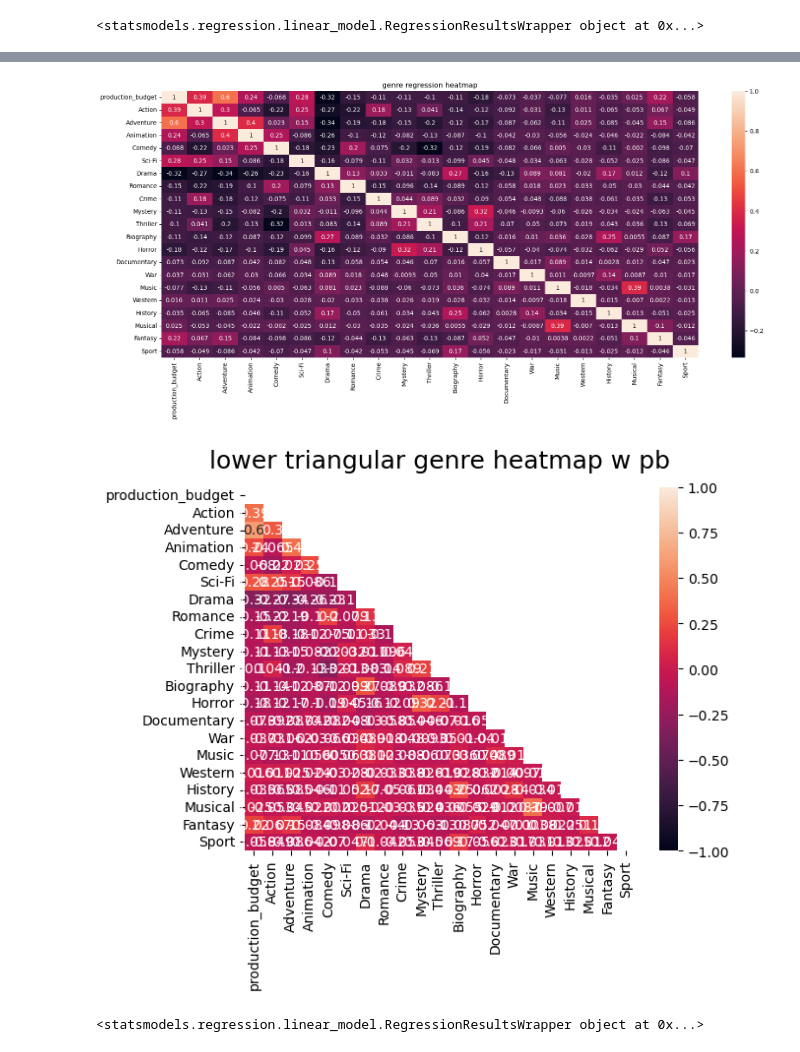
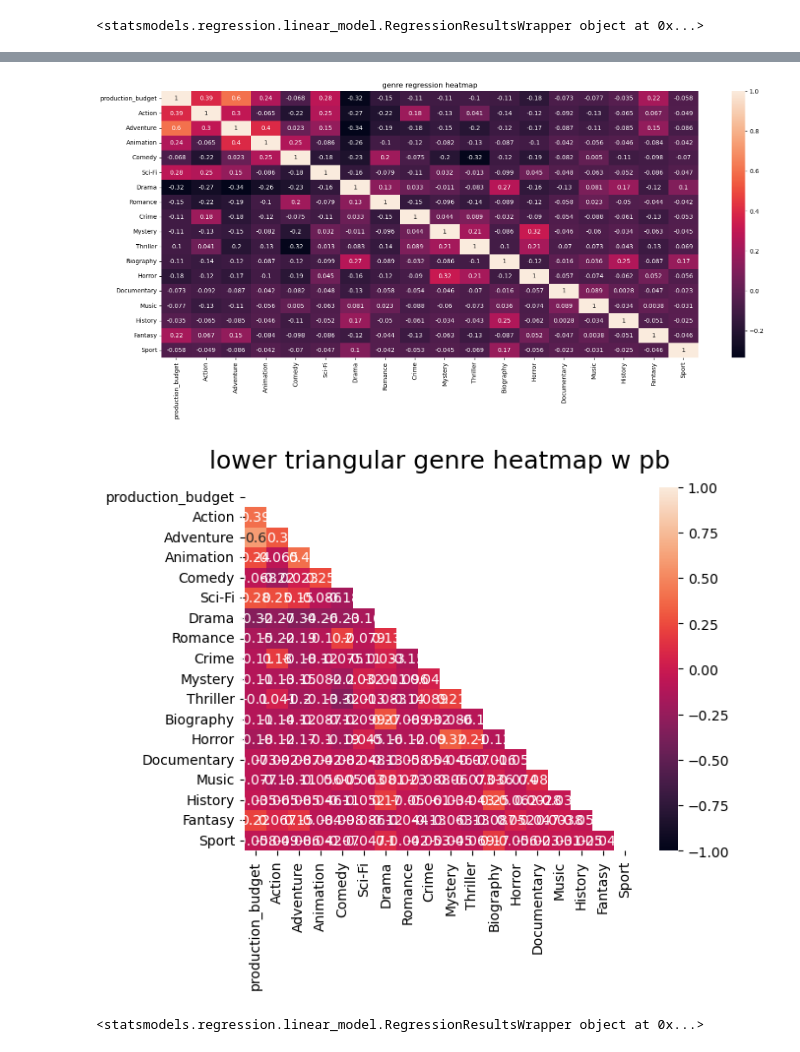
Before and after one commit to Keys2610/dsc-phase-2-project-v3, a Jupyter notebook: Noahworkspace.ipynb, the cells around one changed output, grey strips where cells are left out. Cells and saved outputs as stored; diff of their text form; code cells hidden in the pictures.

```diff
--- a/Noahworkspace.ipynb
+++ b/Noahworkspace.ipynb
@@ -126,3 +133,10 @@ genre_list_stat_sig
  'History',
  'Fantasy',
  'Sport']
+# %%
+#made a list of the not statistically significant genres so i can drop from regression
+genre_list_not_stat_sig = []
+for genre in genre_list:
+    if merged_df[genre].value_counts()[1] < 30:
+        genre_list_not_stat_sig.append(genre)
+genre_list_not_stat_sig
@@ -268,19 +288,19 @@ sm.stats.diagnostic.linear_rainbow(results_standardized)
 # %%
 list_to_drop_from_reg2 = ['Profit:Production Ratio', 'movie_id', 'start_year', 'primary_title', 'original_title', 'genres', 'runtime_minutes', 'director_name', 'writer_name', 'actors', 'id', 'release_date', 'movie', 'year', 'Profit', 'domestic_gross', 'worldwide_gross']
-X2 = merged_df.drop(columns = list_to_drop_from_reg2)
+X2 = merged_df.drop(columns = genre_list_not_stat_sig + list_to_drop_from_reg2)
 y2 = merged_df['Profit:Production Ratio']
 plt.figure(figsize=(20, 8))
 sns.heatmap(X2.corr(), annot=True)
 plt.title('genre regression heatmap')
 plt.show()
 # %% [output]
-[figure, old version]
+[figure, new version]
 # %%
 mask2 = np.triu(np.ones_like(X2.corr(), dtype=bool))
 heatmap2 = sns.heatmap(X2.corr(), mask=mask2, vmin=-1, vmax=1, annot=True)
 heatmap2.set_title('lower triangular genre heatmap w pb', fontdict={'fontsize':18}, pad=14);
 # %% [output]
-[figure, old version]
+[figure, new version]
 # %%
 X_augmented2 = sm.add_constant(X2)
 results2 = sm.OLS(y2, X_augmented2).fit()
```
Also changed, not shown: parts of 34 cells of this notebook, 3 other files.
